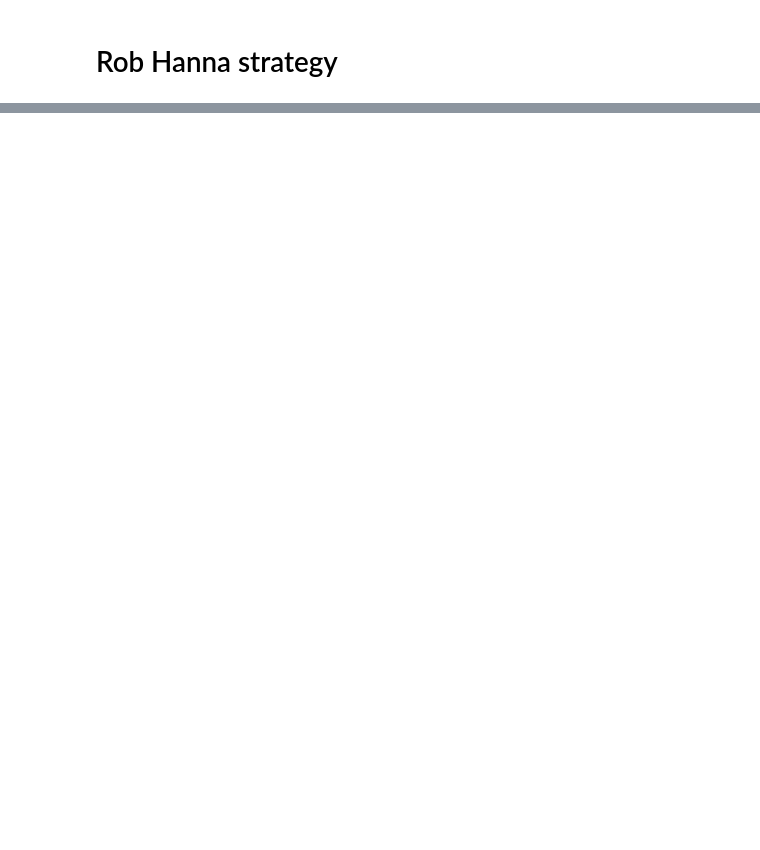
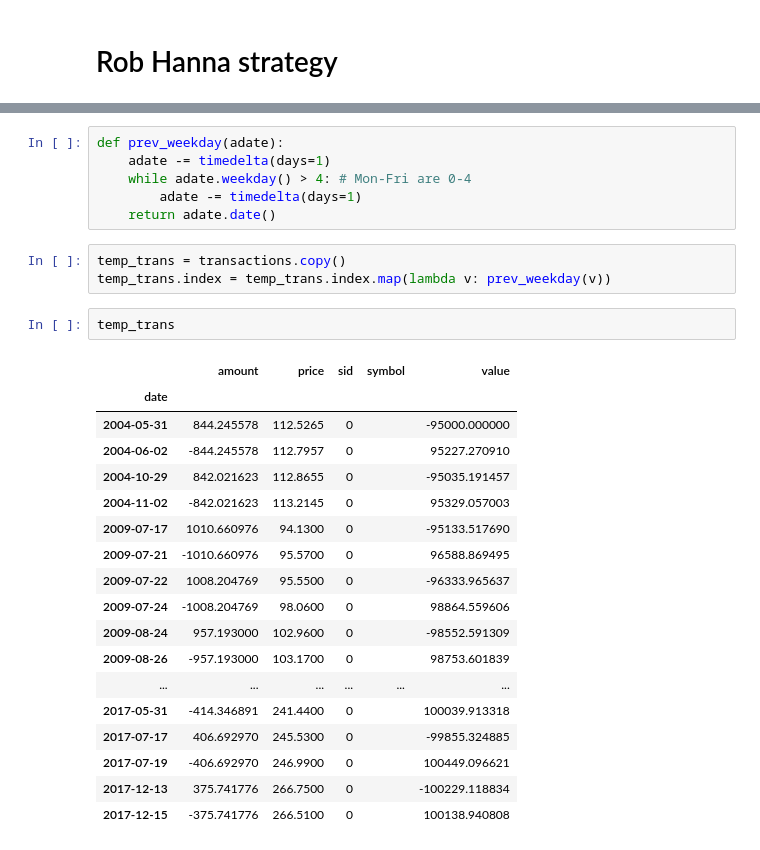
Before and after one commit to minimalgeek/DeepLearning, a Jupyter notebook: Stock/notebooks/RobHanna/When SPX Closes Down Slightly & Remains Strongly Overbought.ipynb, the cells around one changed output, grey strips where cells are left out. Saved outputs shown, nothing was run; the diff lists cells and outputs as text; blank space fills up the shorter version.

```diff
--- a/Stock/notebooks/RobHanna/When SPX Closes Down Slightly & Remains Strongly Overbought.ipynb
+++ b/Stock/notebooks/RobHanna/When SPX Closes Down Slightly & Remains Strongly Overbought.ipynb
@@ -104 +77,31 @@ Final Portfolio Value: 551289.94
+# %%
+def prev_weekday(adate):
+    adate -= timedelta(days=1)
+    while adate.weekday() > 4: # Mon-Fri are 0-4
+        adate -= timedelta(days=1)
+    return adate.date()
+# %%
+temp_trans = transactions.copy()
+temp_trans.index = temp_trans.index.map(lambda v: prev_weekday(v))
+# %%
+temp_trans
+# %% [output]
+|  | amount | price | sid | symbol | value |
+| date |  |  |  |  |  |
+| 2004-05-31 | 844.245578 | 112.5265 | 0 |  | -95000.000000 |
+| 2004-06-02 | -844.245578 | 112.7957 | 0 |  | 95227.270910 |
+| 2004-10-29 | 842.021623 | 112.8655 | 0 |  | -95035.191457 |
+| 2004-11-02 | -842.021623 | 113.2145 | 0 |  | 95329.057003 |
+| 2009-07-17 | 1010.660976 | 94.1300 | 0 |  | -95133.517690 |
+| 2009-07-21 | -1010.660976 | 95.5700 | 0 |  | 96588.869495 |
+| 2009-07-22 | 1008.204769 | 95.5500 | 0 |  | -96333.965637 |
+| 2009-07-24 | -1008.204769 | 98.0600 | 0 |  | 98864.559606 |
+| 2009-08-24 | 957.193000 | 102.9600 | 0 |  | -98552.591309 |
+| 2009-08-26 | -957.193000 | 103.1700 | 0 |  | 98753.601839 |
+| ... | ... | ... | ... | ... | ... |
+| 2017-05-31 | -414.346891 | 241.4400 | 0 |  | 100039.913318 |
+| 2017-07-17 | 406.692970 | 245.5300 | 0 |  | -99855.324885 |
+| 2017-07-19 | -406.692970 | 246.9900 | 0 |  | 100449.096621 |
+| 2017-12-13 | 375.741776 | 266.7500 | 0 |  | -100229.118834 |
+| 2017-12-15 | -375.741776 | 266.5100 | 0 |  | 100138.940808 |
 # %%
```
Also changed, not shown: parts of 5 cells of this notebook, 8 other files.
